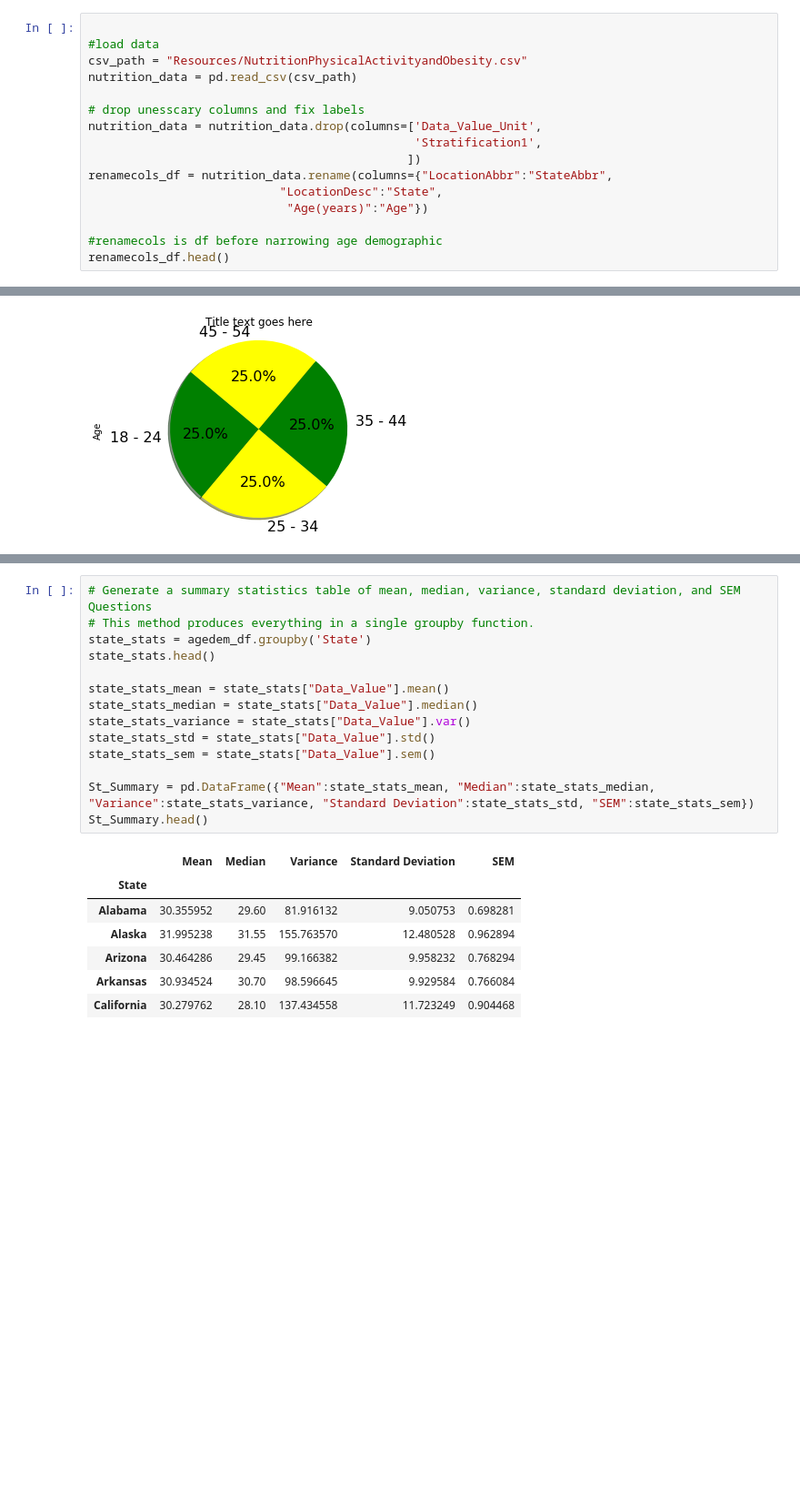
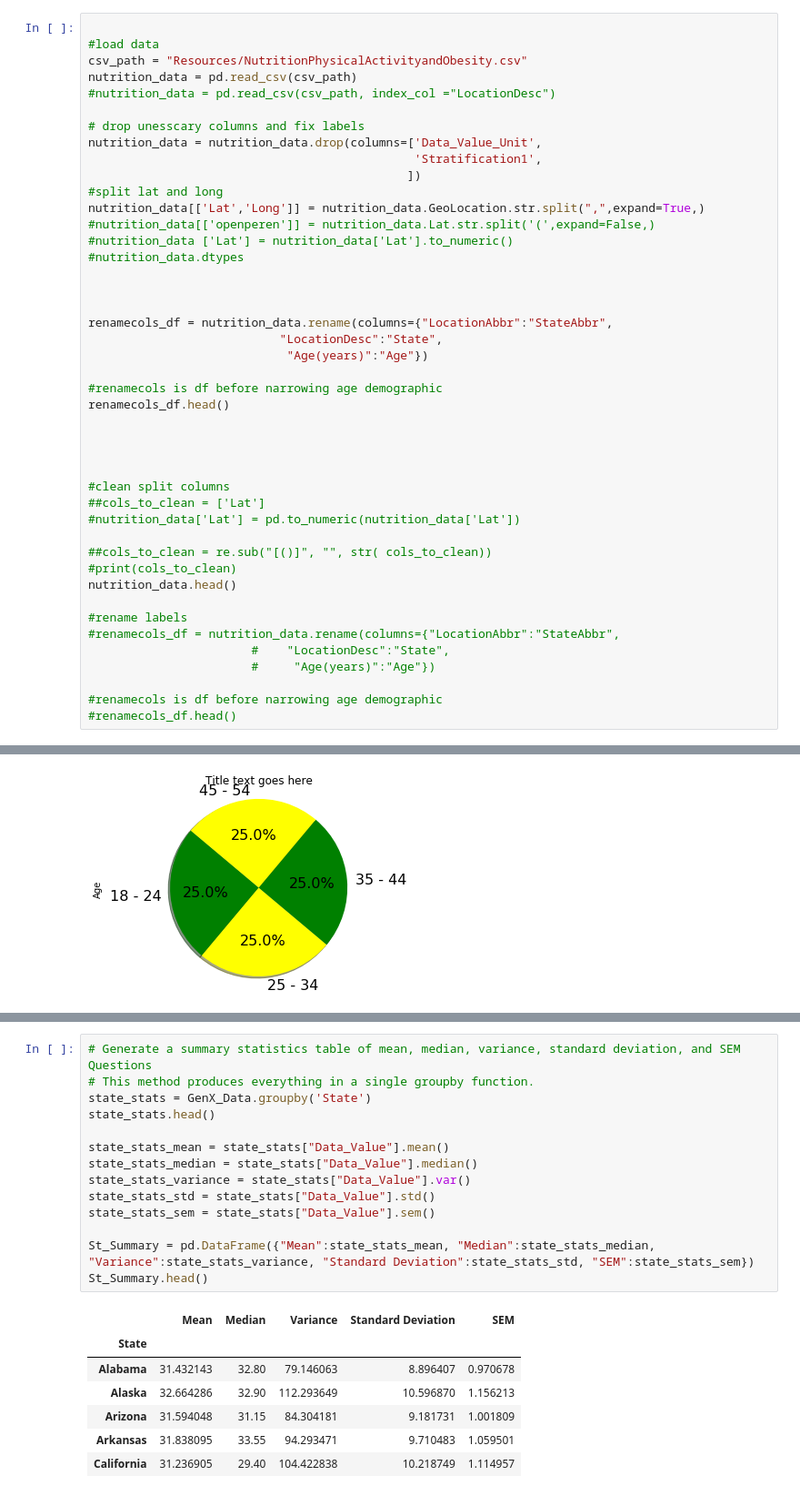
Before and after one commit to darkulzer/Project_1, a Jupyter notebook: Project1_Group2.ipynb, the cells around one changed output, grey strips where cells are left out. Shown: that part at 91% size. Cells and saved outputs as stored; diff of their text form; blank space fills up the shorter version.

```diff
--- a/Project1_Group2.ipynb
+++ b/Project1_Group2.ipynb
@@ -16,15 +27,43 @@ from us import states
 #load data
 csv_path = "Resources/NutritionPhysicalActivityandObesity.csv"
 nutrition_data = pd.read_csv(csv_path)
+#nutrition_data = pd.read_csv(csv_path, index_col ="LocationDesc")
 
 # drop unesscary columns and fix labels
 nutrition_data = nutrition_data.drop(columns=['Data_Value_Unit',
                                               'Stratification1',
                                              ])
+#split lat and long
+nutrition_data[['Lat','Long']] = nutrition_data.GeoLocation.str.split(",",expand=True,)
+#nutrition_data[['openperen']] = nutrition_data.Lat.str.split('(',expand=False,)
+#nutrition_data ['Lat'] = nutrition_data['Lat'].to_numeric()
+#nutrition_data.dtypes
+
+
+
 renamecols_df = nutrition_data.rename(columns={"LocationAbbr":"StateAbbr",
                            "LocationDesc":"State",
                             "Age(years)":"Age"})
 
 #renamecols is df before narrowing age demographic
 renamecols_df.head()
+
+
+
+
+#clean split columns
+##cols_to_clean = ['Lat']
+#nutrition_data['Lat'] = pd.to_numeric(nutrition_data['Lat'])
+
+##cols_to_clean = re.sub("[()]", "", str( cols_to_clean))
+#print(cols_to_clean)
+nutrition_data.head()
+
+#rename labels
+#renamecols_df = nutrition_data.rename(columns={"LocationAbbr":"StateAbbr",
+                       #    "LocationDesc":"State",
+                       #     "Age(years)":"Age"})
+
+#renamecols is df before narrowing age demographic
+#renamecols_df.head()
 # %% [output]
@@ -296,22 +376,22 @@ state_groups_count.head()
 # %%
 # Generate a summary statistics table of mean, median, variance, standard deviation, and SEM Questions
 # This method produces everything in a single groupby function.
-state_stats = agedem_df.groupby('State')
+state_stats = GenX_Data.groupby('State')
 state_stats.head()
 
 state_stats_mean = state_stats["Data_Value"].mean()
 state_stats_median = state_stats["Data_Value"].median()
 state_stats_variance = state_stats["Data_Value"].var()
 state_stats_std = state_stats["Data_Value"].std()
 state_stats_sem = state_stats["Data_Value"].sem()
 
 St_Summary = pd.DataFrame({"Mean":state_stats_mean, "Median":state_stats_median, "Variance":state_stats_variance, "Standard Deviation":state_stats_std, "SEM":state_stats_sem})
 St_Summary.head()
 # %% [output]
 |  | Mean | Median | Variance | Standard Deviation | SEM |
 | State |  |  |  |  |  |
-| Alabama | 30.355952 | 29.60 | 81.916132 | 9.050753 | 0.698281 |
-| Alaska | 31.995238 | 31.55 | 155.763570 | 12.480528 | 0.962894 |
-| Arizona | 30.464286 | 29.45 | 99.166382 | 9.958232 | 0.768294 |
-| Arkansas | 30.934524 | 30.70 | 98.596645 | 9.929584 | 0.766084 |
-| California | 30.279762 | 28.10 | 137.434558 | 11.723249 | 0.904468 |
+| Alabama | 31.432143 | 32.80 | 79.146063 | 8.896407 | 0.970678 |
+| Alaska | 32.664286 | 32.90 | 112.293649 | 10.596870 | 1.156213 |
+| Arizona | 31.594048 | 31.15 | 84.304181 | 9.181731 | 1.001809 |
+| Arkansas | 31.838095 | 33.55 | 94.293471 | 9.710483 | 1.059501 |
+| California | 31.236905 | 29.40 | 104.422838 | 10.218749 | 1.114957 |
```
Also changed, not shown: parts of 35 cells of this notebook, 3 other files.
